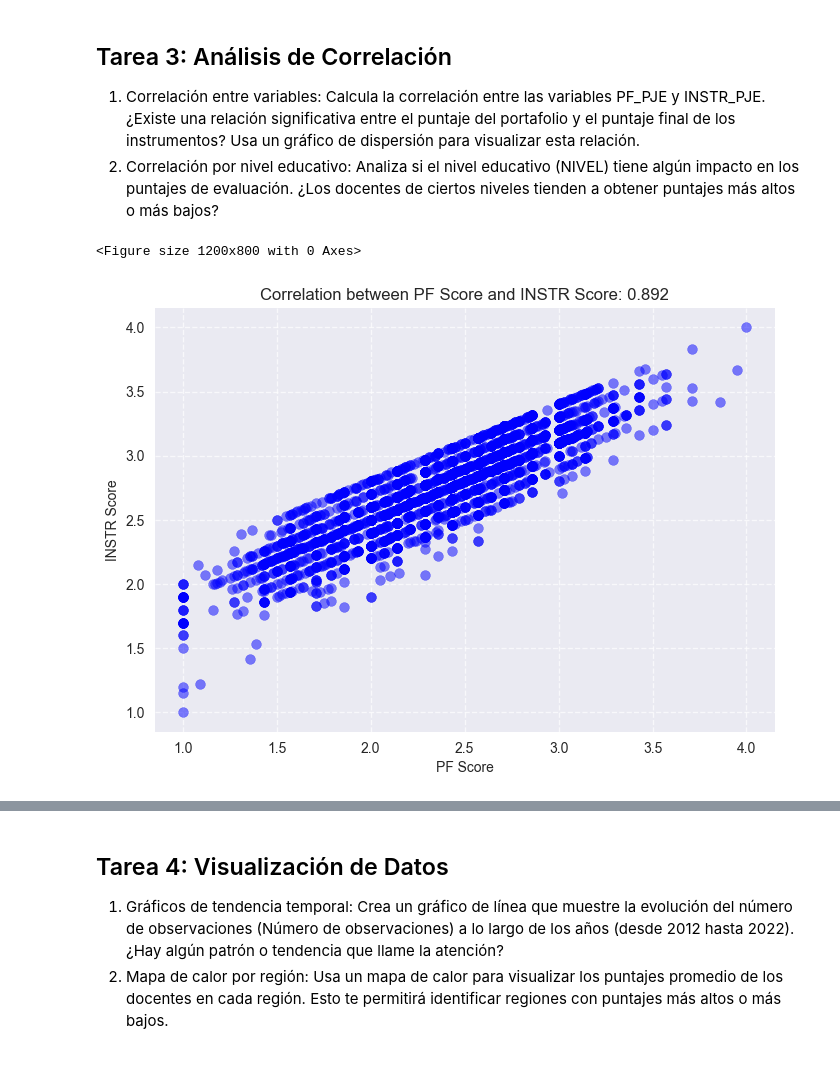
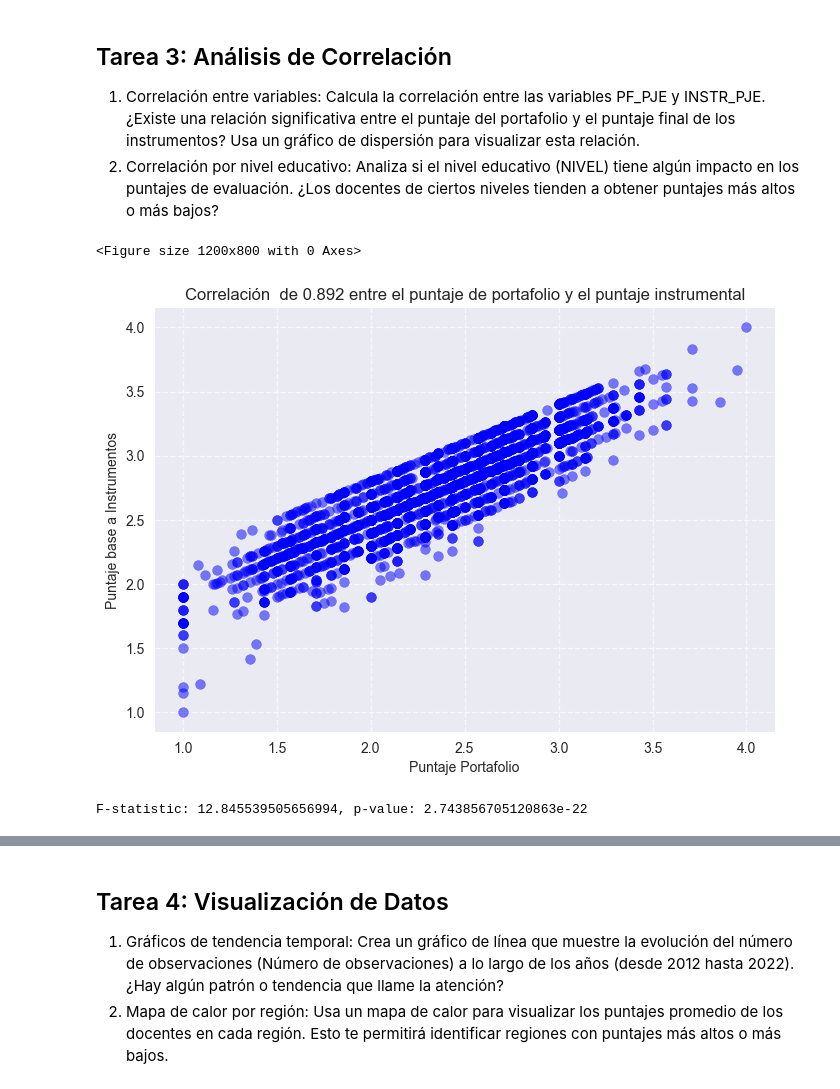
Before and after one commit to PalomoMT/Docentes, a Jupyter notebook: Analisis.ipynb, the cells around one changed output, grey strips where cells are left out. Saved outputs shown, nothing was run; the diff lists cells and outputs as text; code cells hidden in the pictures.

```diff
--- a/Analisis.ipynb
+++ b/Analisis.ipynb
@@ -236,20 +276,27 @@ plt.show()
 1. Correlación entre variables: Calcula la correlación entre las variables PF_PJE y INSTR_PJE. ¿Existe una relación significativa entre el puntaje del portafolio y el puntaje final de los instrumentos? Usa un gráfico de dispersión para visualizar esta relación.
 2. Correlación por nivel educativo: Analiza si el nivel educativo (NIVEL) tiene algún impacto en los puntajes de evaluación. ¿Los docentes de ciertos niveles tienden a obtener puntajes más altos o más bajos?
 # %%
-# plt.style.use('dark_background')
 plt.figure(figsize=(12, 8))
+# calculamos la correlación de ambas variables y la guardamos en la variable 'correlacion'
 correlacion = df['PF_PJE'].corr(df['INSTR_PJE'])
 df.plot(kind='scatter',
         x='PF_PJE',
         y='INSTR_PJE',
         color='blue',
         alpha=0.5,
         s=50)
-plt.title(f'Correlation between PF Score and INSTR Score: {correlacion:.3f}', fontsize=12)
-plt.xlabel('PF Score', fontsize=10)
-plt.ylabel('INSTR Score', fontsize=10)
+plt.title(f'Correlación  de {correlacion:.3f} entre el puntaje de portafolio y el puntaje instrumental', fontsize=12)
+plt.xlabel('Puntaje Portafolio', fontsize=10)
+plt.ylabel('Puntaje base a Instrumentos', fontsize=10)
 plt.grid(True, linestyle='--', alpha=0.7)
+plt.savefig('Images/' + plt.gca().get_title() + '.png')
 plt.show()
 # %% [output]
 <Figure size 1200x800 with 0 Axes>
-[figure, old version]
+[figure, new version]
+# %%
+grupos = [df[df['NIVEL'] == categoria]['PF_PJE'] for categoria in df['NIVEL'].unique()]
+f_statistic, p_value = f_oneway(*grupos)
+print(f"F-statistic: {f_statistic}, p-value: {p_value}")
+# %% [output]
+F-statistic: 12.845539505656994, p-value: 2.743856705120863e-22
```
Also changed, not shown: parts of 14 cells of this notebook, 6 other files.
